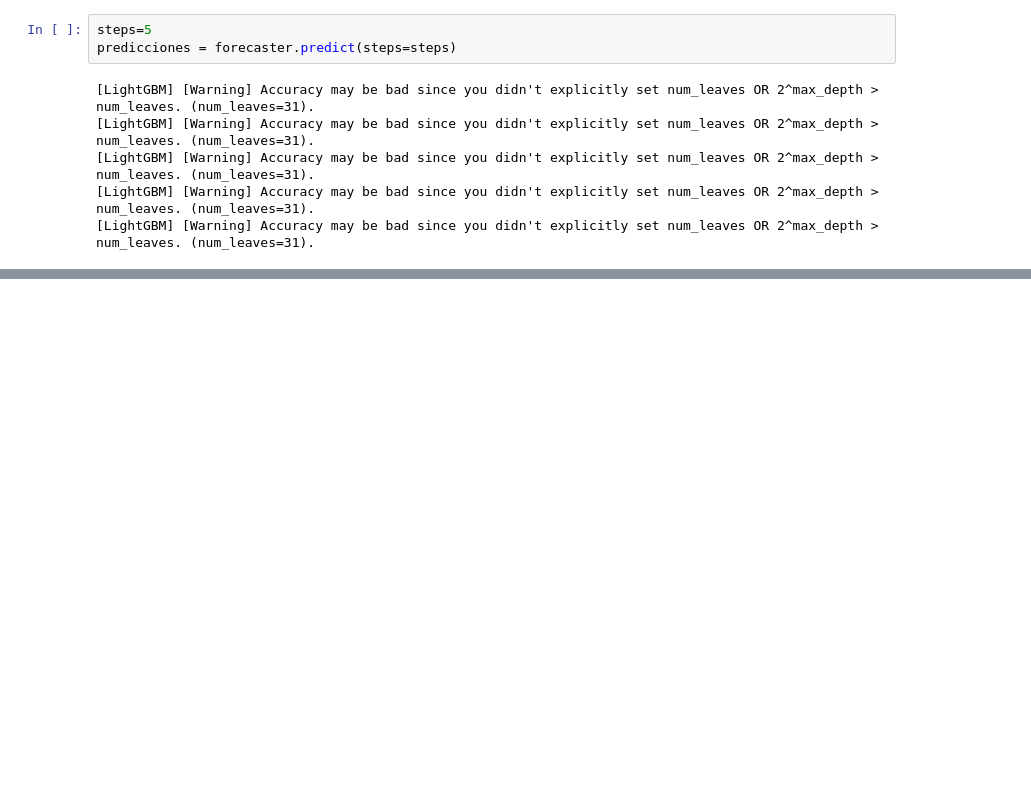
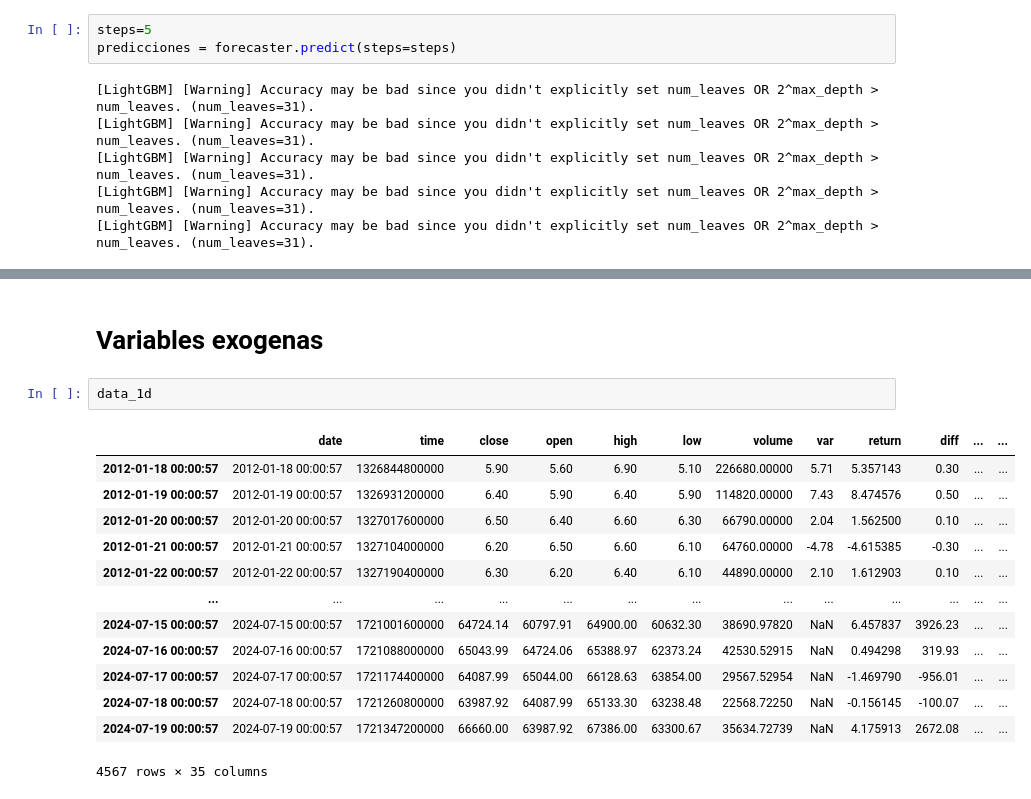
Before and after one commit to Pableren/Glass-Bubble, a Jupyter notebook: Modelo.ipynb, the cells around one changed output, grey strips where cells are left out. Drawn from its saved outputs; the diff is of its cells as text; blank space fills up the shorter version.

```diff
--- a/Modelo.ipynb
+++ b/Modelo.ipynb
@@ -292,0 +294,18 @@ Error de test (mse): -1322.5293395198717
+# %% [markdown]
+# Variables exogenas
+# %%
+data_1d
+# %% [output]
+|  | date | time | close | open | high | low | volume | var | return | diff | ... | ... |
+| 2012-01-18 00:00:57 | 2012-01-18 00:00:57 | 1326844800000 | 5.90 | 5.60 | 6.90 | 5.10 | 226680.00000 | 5.71 | 5.357143 | 0.30 | ... | ... |
+| 2012-01-19 00:00:57 | 2012-01-19 00:00:57 | 1326931200000 | 6.40 | 5.90 | 6.40 | 5.90 | 114820.00000 | 7.43 | 8.474576 | 0.50 | ... | ... |
+| 2012-01-20 00:00:57 | 2012-01-20 00:00:57 | 1327017600000 | 6.50 | 6.40 | 6.60 | 6.30 | 66790.00000 | 2.04 | 1.562500 | 0.10 | ... | ... |
+| 2012-01-21 00:00:57 | 2012-01-21 00:00:57 | 1327104000000 | 6.20 | 6.50 | 6.60 | 6.10 | 64760.00000 | -4.78 | -4.615385 | -0.30 | ... | ... |
+| 2012-01-22 00:00:57 | 2012-01-22 00:00:57 | 1327190400000 | 6.30 | 6.20 | 6.40 | 6.10 | 44890.00000 | 2.10 | 1.612903 | 0.10 | ... | ... |
+| ... | ... | ... | ... | ... | ... | ... | ... | ... | ... | ... | ... | ... |
+| 2024-07-15 00:00:57 | 2024-07-15 00:00:57 | 1721001600000 | 64724.14 | 60797.91 | 64900.00 | 60632.30 | 38690.97820 | NaN | 6.457837 | 3926.23 | ... | ... |
+| 2024-07-16 00:00:57 | 2024-07-16 00:00:57 | 1721088000000 | 65043.99 | 64724.06 | 65388.97 | 62373.24 | 42530.52915 | NaN | 0.494298 | 319.93 | ... | ... |
+| 2024-07-17 00:00:57 | 2024-07-17 00:00:57 | 1721174400000 | 64087.99 | 65044.00 | 66128.63 | 63854.00 | 29567.52954 | NaN | -1.469790 | -956.01 | ... | ... |
+| 2024-07-18 00:00:57 | 2024-07-18 00:00:57 | 1721260800000 | 63987.92 | 64087.99 | 65133.30 | 63238.48 | 22568.72250 | NaN | -0.156145 | -100.07 | ... | ... |
+| 2024-07-19 00:00:57 | 2024-07-19 00:00:57 | 1721347200000 | 66660.00 | 63987.92 | 67386.00 | 63300.67 | 35634.72739 | NaN | 4.175913 | 2672.08 | ... | ... |
+4567 rows × 35 columns
```
Also changed, not shown: parts of 12 cells of this notebook.
